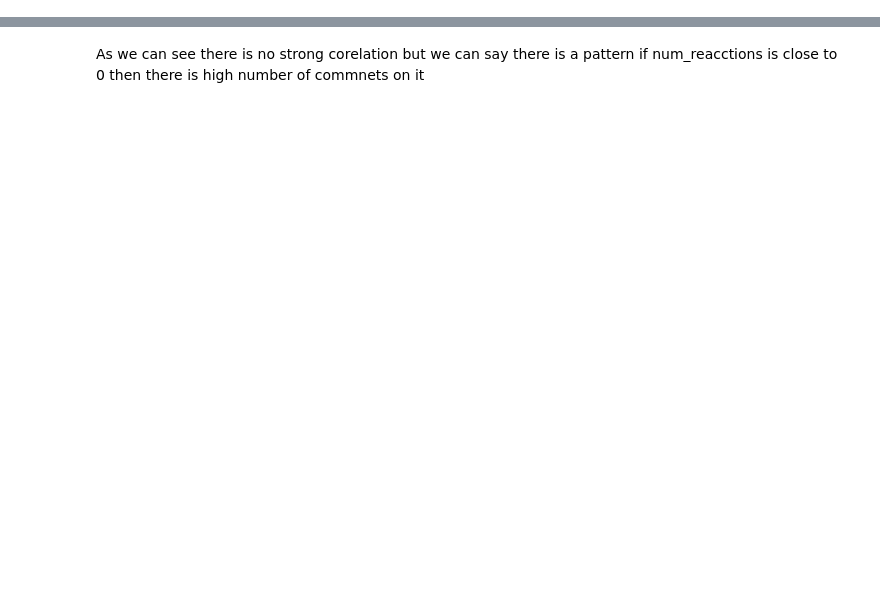
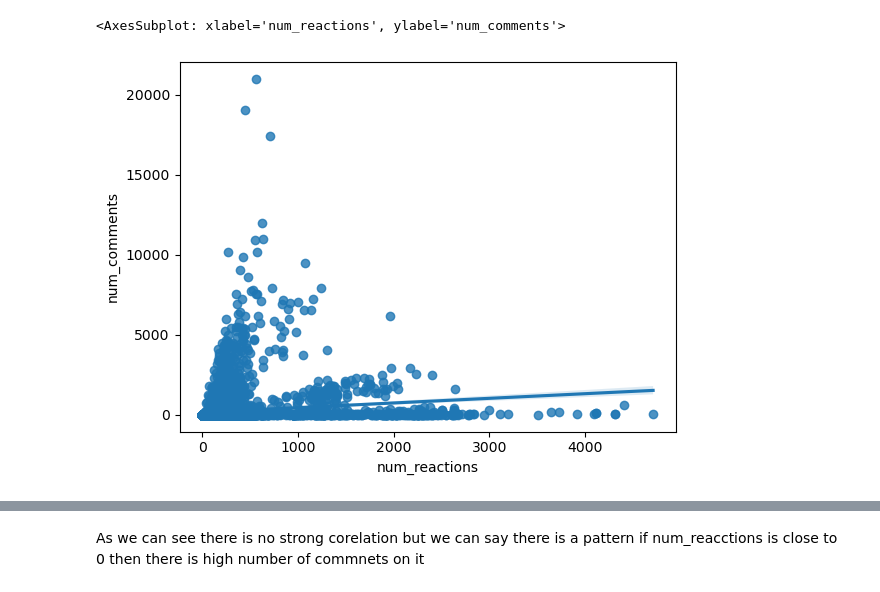
Before and after one commit to Sahas-out/Learning_DS_ML, a Jupyter notebook: MLResearch/Datasets_ML/Facebook Dataset/fb.ipynb, the cells around one changed output, grey strips where cells are left out. Saved outputs shown, nothing was run; the diff lists cells and outputs as text; code cells hidden in the pictures; blank space fills up the shorter version.

```diff
--- a/MLResearch/Datasets_ML/Facebook Dataset/fb.ipynb
+++ b/MLResearch/Datasets_ML/Facebook Dataset/fb.ipynb
@@ -16,0 +27,5 @@ fb_data.head()
+# %%
+sns.regplot(x= 'num_reactions', y = 'num_comments',data = fb_data)
+# %% [output]
+<AxesSubplot: xlabel='num_reactions', ylabel='num_comments'>
+[figure, added]
```
Also changed, not shown: parts of 22 cells of this notebook, 3 other files.
